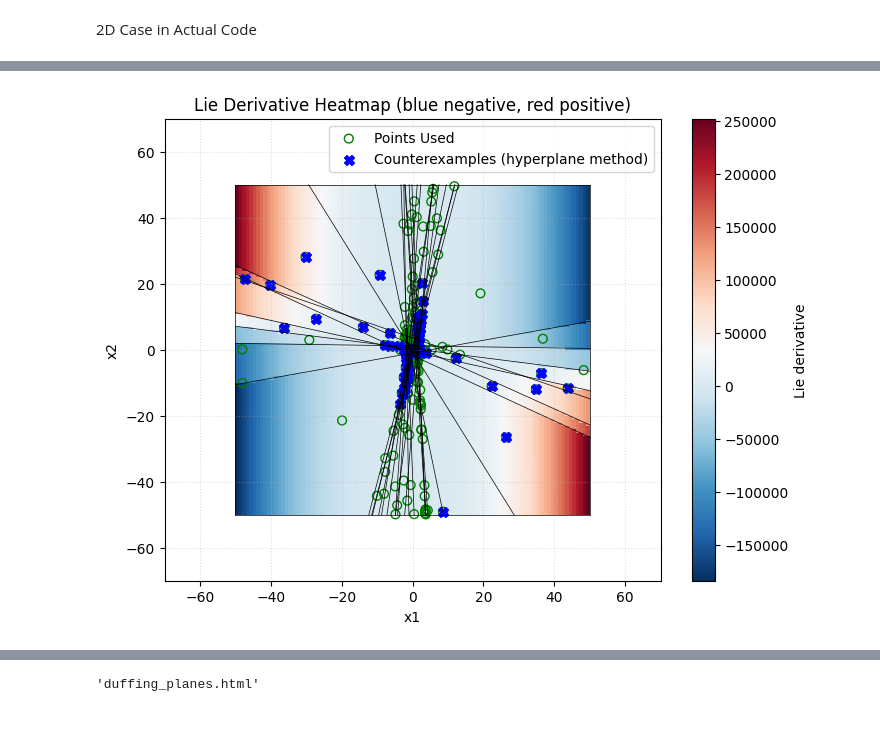
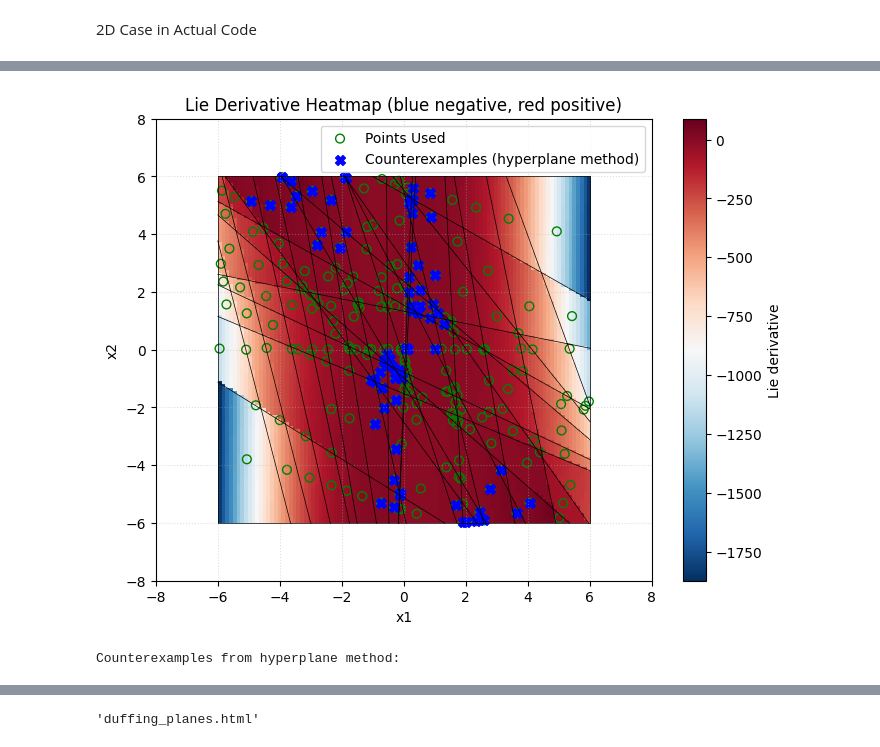
Before and after one commit to Jw1836/NN-Closed-Loop-Verification, a Jupyter notebook: lyapunov_nn.ipynb, the cells around one changed output, grey strips where cells are left out. Saved outputs shown, nothing was run; the diff lists cells and outputs as text; code cells hidden in the pictures.

```diff
--- a/lyapunov_nn.ipynb
+++ b/lyapunov_nn.ipynb
@@ -906,10 +911,10 @@ W_out_vec = duffing_nn.network[2].weight.detach().numpy().flatten()  #weights fr
 
 #find a rectangle that contains all the intersection points, these are vertices too
 #REGION OF INTEREST
-x1_min = -50
-x1_max = 50
-x2_min = -50
-x2_max = 50
+x1_min = -6
+x1_max = 6
+x2_min = -6
+x2_max = 6
 intersection_points = find_all_intersection_points(W_matrix, B_vector, [duffing_f1_boundary, duffing_f2_boundary], x1_min, x1_max, x2_min, x2_max)
 
 #get the planar graph
@@ -926,7 +931,7 @@ print(f"Edges in the graph: {G.edges()}")
 # plt.show()
 
 #plot the regions in R2 defined by all of the planes from the hidden neurons
-x1 = np.linspace(-500, 500, 1000)
+x1 = np.linspace(x1_min - 10, x1_max + 10, 1000)
 fig, ax = plt.subplots(figsize=(8, 6))
 for i in range(W_matrix.shape[1]):
     w_i = W_matrix[:, i]
@@ -1262,4 +1254,6 @@ EASY CASE:
 # %%
+#run the hyperplane arrangement method to find counterexamples
+counter_examples, total_points_used = hyperplane_arrangement_NN_verification(duffing_nn, vertex_dict, polygons, input_dim, hidden_layer_size, [duffing_f1, duffing_f2])
 #go through the list of counterexamples and make sure they do violate it using the autograd for neural network
 #this is just confirming that we did find a true counterexample
 for idx, (x1_ce, x2_ce) in enumerate(counter_examples):
@@ -1278,11 +1272,12 @@ for idx, (x1_ce, x2_ce) in enumerate(counter_examples):
     # Compute Lie derivative: dot prodcut of grad V and dynamics vector
     lie_derivative = V_grad[0, 0].item() * f1_val + V_grad[0, 1].item() * f2_val
 
-    print(f"\nCounterexample {idx + 1}:")
-    print(f"  State: ({x1_ce:.4f}, {x2_ce:.4f})")
-    print(f"  Lie derivative: {lie_derivative:.6f}")
+    # print(f"\nCounterexample {idx + 1}:")
+    # print(f"  State: ({x1_ce:.4f}, {x2_ce:.4f})")
+    # print(f"  Lie derivative: {lie_derivative:.6f}")
 
     if lie_derivative >= 0:
-        print(f"VIOLATION: Lie derivative is POSITIVE (should be < 0)")
+        #print(f"VIOLATION: Lie derivative is POSITIVE (should be < 0)")
+        pass
     else:
         print(f" SOMETHING WRONG: My method found fake counterexample")
@@ -1348,8 +1325,8 @@ if len(autograd_counterexamples) > 0:
         v2 = vertex_dict[edge[1]]
         plt.plot([v1[0], v2[0]], [v1[1], v2[1]], color='black', linewidth=0.5)
     plt.title('Counterexamples Found by Refined Grid Search')
-    plt.xlim(x1_min - 20, x1_max + 20)
-    plt.ylim(x2_min - 20, x2_max + 20)
+    plt.xlim(x1_min - 2, x1_max + 2)
+    plt.ylim(x2_min - 2, x2_max + 2)
     plt.xlabel('x1')
     plt.ylabel('x2')
     plt.legend()
@@ -1364,35 +1341,52 @@ num points used:  365
 # %%
 # Heatmap of Lie derivative values over the refined grid
 plt.figure(figsize=(8, 6))
 # extent = [xmin, xmax, ymin, ymax] so the axes match x1 and x2
 extent = [x1_grid.min(), x1_grid.max(), x2_grid.min(), x2_grid.max()]
 # show positive (red) and negative (blue) with a diverging colormap
 plt.imshow(lie_derivative_grid, origin='lower', extent=extent, aspect='auto', cmap='RdBu_r')
 cbar = plt.colorbar()
 cbar.set_label('Lie derivative')
 # overlay the points used as hollow green circles so you can see points underneath
 if 'x1_all_pts_used' in globals():
     plt.scatter(x1_all_pts_used, x2_all_pts_used, facecolors='none', edgecolors='green', marker='o', s=40, linewidths=1.0, label='Points Used')
 # overlay polygon edges and counterexamples if present
 if 'counter_examples' in globals() and len(counter_examples) > 0:
     x1_ce_poly = [pt[0] for pt in counter_examples]
     x2_ce_poly = [pt[1] for pt in counter_examples]
     plt.scatter(x1_ce_poly, x2_ce_poly, color='blue', s=50, marker='X', label='Counterexamples (hyperplane method)')
 if 'edge_list' in globals() and 'vertex_dict' in globals():
     for edge in edge_list:
         v1 = vertex_dict[edge[0]]
         v2 = vertex_dict[edge[1]]
         plt.plot([v1[0], v2[0]], [v1[1], v2[1]], color='black', linewidth=0.5)
-plt.xlim(x1_min - 20, x1_max + 20)
-plt.ylim(x2_min - 20, x2_max + 20)
+plt.xlim(x1_min - 2, x1_max + 2)
+plt.ylim(x2_min - 2, x2_max + 2)
 plt.xlabel('x1')
 plt.ylabel('x2')
 plt.title('Lie Derivative Heatmap (blue negative, red positive)')
 plt.legend()
 plt.grid(True, linestyle=':', alpha=0.4)
 plt.show()
+
+
+#there seems to be a lot of counterexamples, so let's see the actual values of the countexamples to see how close to zero they are
+print("Counterexamples from hyperplane method:")
+for idx, (x1_ce, x2_ce) in enumerate(counter_examples):
+    x_state = torch.tensor([[x1_ce, x2_ce]], dtype=torch.float32, requires_grad=True)
+    V_nn = duffing_nn(x_state)
+    V_grad = torch.autograd.grad(V_nn, x_state, grad_outputs=torch.ones_like(V_nn), create_graph=True)[0]
+    f1_val = duffing_f1(np.array([[x1_ce], [x2_ce]]))
+    f2_val = duffing_f2(np.array([[x1_ce], [x2_ce]]))
+    lie_derivative = V_grad[0, 0].item() * f1_val + V_grad[0, 1].item() * f2_val
+    #also use my analytic gradient to compute the lie derivative for comparison
+    V_nabla_analytic = analytic_gradient(duffing_nn, input_dim, hidden_layer_size, np.array([x1_ce, x2_ce]).reshape(-1, 1))
+    lie_derivative_analytic = V_nabla_analytic[0] * f1_val + V_nabla_analytic[1] * f2_val
+    if((lie_derivative < 0) or (lie_derivative_analytic < 0)):
+        print(f"Counterexample {idx + 1}: State: ({x1_ce:.4f}, {x2_ce:.4f}), Lie derivative: {lie_derivative:.6f}, Analytic Lie derivative: {lie_derivative_analytic[0]:.6f}")
 # %% [output]
-[figure, old version]
+[figure, new version]
+Counterexamples from hyperplane method:
 # %%
 #do the same graph as above but use the analyic gradient instead of autograd to find the counterexamples, this is just to confirm that the analytic gradient is correct and we are not missing any counterexamples from the polygons
 analytic_counterexamples = []
```
Also changed, not shown: parts of 17 cells of this notebook, 2 other files.
